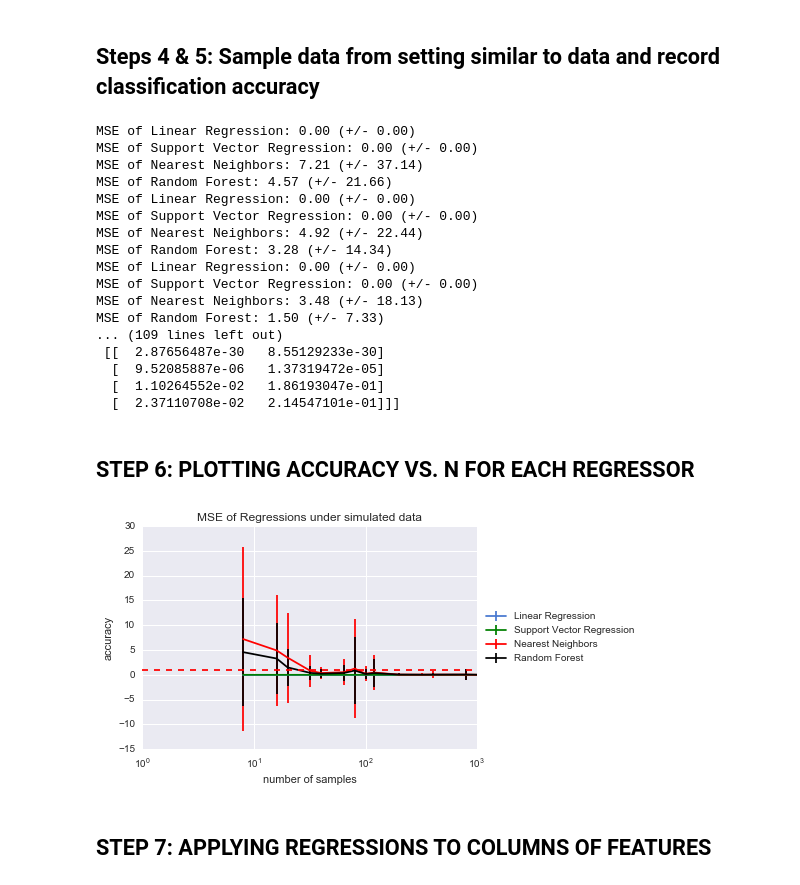
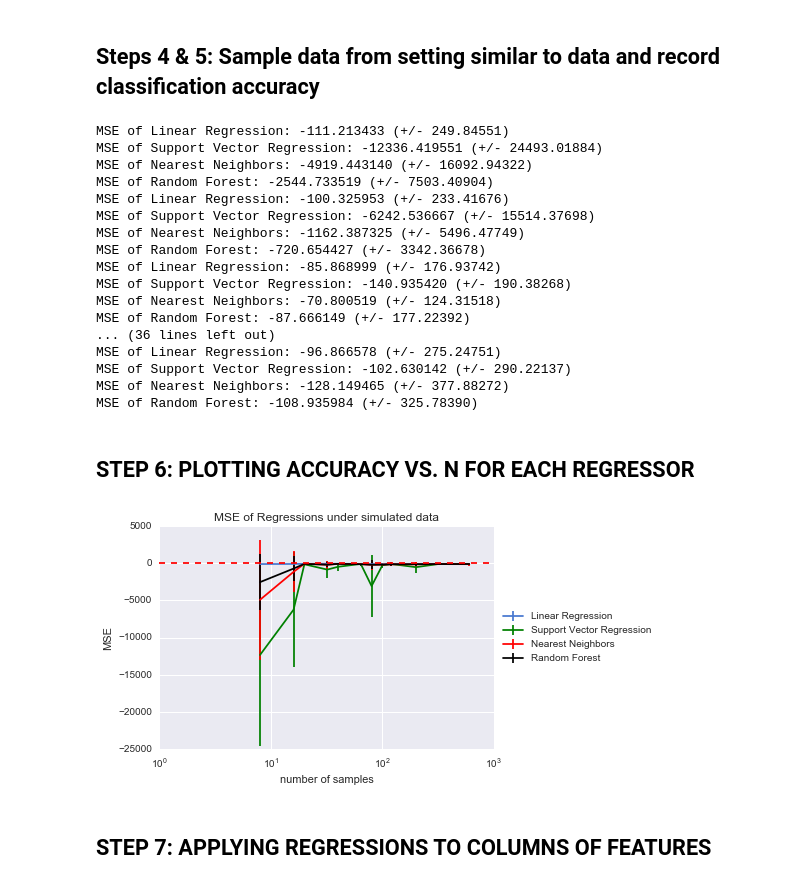
Before and after one commit to Upward-Spiral-Science/the-vat, a Jupyter notebook: classification_simulation_AL.ipynb, the cells around one changed output. Drawn from its saved outputs; the diff is of its cells as text; code cells hidden in the pictures.

```diff
--- a/classification_simulation_AL.ipynb
+++ b/classification_simulation_AL.ipynb
@@ -96,7 +97,7 @@ p0 = 0.10
 p1 = 0.15
 # define number of subjects per class
 S = np.array((8, 16, 20, 32, 40, 64, 80, 100, 120, 200, 320,
-              400, 800, 1000))
+              400, 600))
 
 names = ["Linear Regression",
          "Support Vector Regression",
@@ -110,23 +111,24 @@ regressors = [
     RandomForestRegressor(max_depth=5, n_estimators=10, max_features=1)
     ]
 # %%
-accuracy = np.zeros((len(S), len(regressors), 2), dtype=np.dtype('float64'))
+errors = np.zeros((len(S), len(regressors), 2), dtype=np.dtype('float64'))
 
 # sample data accordingly for each # of simulations
 for idx1, s in enumerate(S):
-    s0 = s/2
-    s1 = s/2
-
     # null regression y = a + bx + episilon
-    X = np.random.normal(0, 1, s)
-    epsilon = np.random.normal(0, 0.05, s)
+    X = np.arange(0, s)
+#     epsilon = np.random.normal(0, 0.5, s)
+    eps_x = np.random.normal(0, 0.5, s)
     a = np.random.rand(s,)
-    b = 5 #np.random.rand(s,)*5
-    y = a + b*X + epsilon
+    b = np.random.normal(s,)*5
+    y = a + b*(X+eps_x)
+    X, y, coef = datasets.make_regression(n_samples=s, n_features=1,
+                                      n_informative=1, noise=10,
+                                      coef=True, random_state=0)
 
     # reshape array to make it work with linear regression
-    y = y.reshape(-1,1)
-    X = y.reshape(-1,1)
+#     y = y.reshape(-1,1)
+    X = X.reshape(-1,1)
 
     for idx2, regr in enumerate(regressors):
         X_train, X_test, y_train, y_test = cross_validation.train_test_split(X, y, test_size=0.4, random_state=0)
@@ -140,43 +142,43 @@ for idx1, s in enumerate(S):
         # compute scores for running this regressor
         scores = cross_validation.cross_val_score(reg, X, y, scoring='mean_squared_error', cv=loo)
 
-        accuracy[idx1, idx2,] = [-scores.mean(), scores.std()]
-        print("MSE of %s: %0.2f (+/- %0.2f)" % (names[idx2], -scores.mean(), scores.std() * 2))
-print accuracy
+        errors[idx1, idx2,] = [scores.mean(), scores.std()]
+        print("MSE of %s: %f (+/- %0.5f)" % (names[idx2], scores.mean(), scores.std() * 2))
+# print accuracy
 # %% [output]
-MSE of Linear Regression: 0.00 (+/- 0.00)
-MSE of Support Vector Regression: 0.00 (+/- 0.00)
-MSE of Nearest Neighbors: 7.21 (+/- 37.14)
-MSE of Random Forest: 4.57 (+/- 21.66)
-MSE of Linear Regression: 0.00 (+/- 0.00)
-MSE of Support Vector Regression: 0.00 (+/- 0.00)
-MSE of Nearest Neighbors: 4.92 (+/- 22.44)
-MSE of Random Forest: 3.28 (+/- 14.34)
-MSE of Linear Regression: 0.00 (+/- 0.00)
-MSE of Support Vector Regression: 0.00 (+/- 0.00)
-MSE of Nearest Neighbors: 3.48 (+/- 18.13)
-MSE of Random Forest: 1.50 (+/- 7.33)
-... (109 lines left out)
- [[  2.87656487e-30   8.55129233e-30]
-  [  9.52085887e-06   1.37319472e-05]
-  [  1.10264552e-02   1.86193047e-01]
-  [  2.37110708e-02   2.14547101e-01]]]
+MSE of Linear Regression: -111.213433 (+/- 249.84551)
+MSE of Support Vector Regression: -12336.419551 (+/- 24493.01884)
+MSE of Nearest Neighbors: -4919.443140 (+/- 16092.94322)
+MSE of Random Forest: -2544.733519 (+/- 7503.40904)
+MSE of Linear Regression: -100.325953 (+/- 233.41676)
+MSE of Support Vector Regression: -6242.536667 (+/- 15514.37698)
+MSE of Nearest Neighbors: -1162.387325 (+/- 5496.47749)
+MSE of Random Forest: -720.654427 (+/- 3342.36678)
+MSE of Linear Regression: -85.868999 (+/- 176.93742)
+MSE of Support Vector Regression: -140.935420 (+/- 190.38268)
+MSE of Nearest Neighbors: -70.800519 (+/- 124.31518)
+MSE of Random Forest: -87.666149 (+/- 177.22392)
+... (36 lines left out)
+MSE of Linear Regression: -96.866578 (+/- 275.24751)
+MSE of Support Vector Regression: -102.630142 (+/- 290.22137)
+MSE of Nearest Neighbors: -128.149465 (+/- 377.88272)
+MSE of Random Forest: -108.935984 (+/- 325.78390)
 # %% [markdown]
 ## STEP 6: PLOTTING ACCURACY VS. N FOR EACH REGRESSOR
 # %%
-plt.errorbar(S, accuracy[:,0,0], yerr = accuracy[:,0,1], hold=True, label=names[0])
-plt.errorbar(S, accuracy[:,1,0], yerr = accuracy[:,1,1], color='green', hold=True, label=names[1])
-plt.errorbar(S, accuracy[:,2,0], yerr = accuracy[:,2,1], color='red', hold=True, label=names[2])
-plt.errorbar(S, accuracy[:,3,0], yerr = accuracy[:,3,1], color='black', hold=True, label=names[3])
+plt.errorbar(S, errors[:,0,0], yerr = errors[:,0,1], hold=True, label=names[0])
+plt.errorbar(S, errors[:,1,0], yerr = errors[:,1,1], color='green', hold=True, label=names[1])
+plt.errorbar(S, errors[:,2,0], yerr = errors[:,2,1], color='red', hold=True, label=names[2])
+plt.errorbar(S, errors[:,3,0], yerr = errors[:,3,1], color='black', hold=True, label=names[3])
 plt.xscale('log')
 plt.xlabel('number of samples')
-plt.ylabel('accuracy')
+plt.ylabel('MSE')
 plt.title('MSE of Regressions under simulated data')
 plt.axhline(1, color='red', linestyle='--')
 plt.legend(loc='center left', bbox_to_anchor=(1, 0.5))
 plt.show()
 # %% [output]
-[figure, old version]
+[figure, new version]
 # %%
 # null regression y = a + bx + episilon
 x = np.random.normal(0, 1, s)
```
Also changed, not shown: parts of 5 cells of this notebook, 1 other file.
